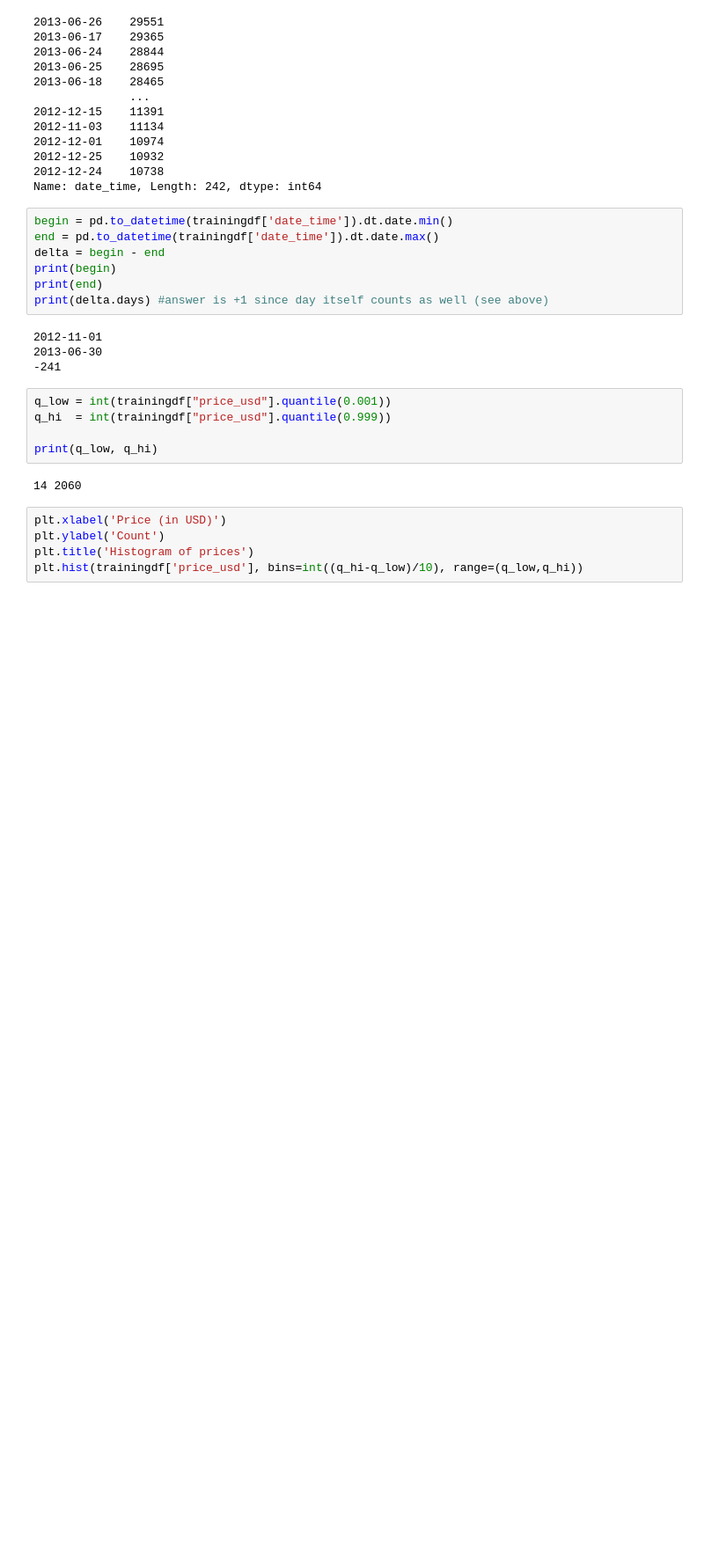
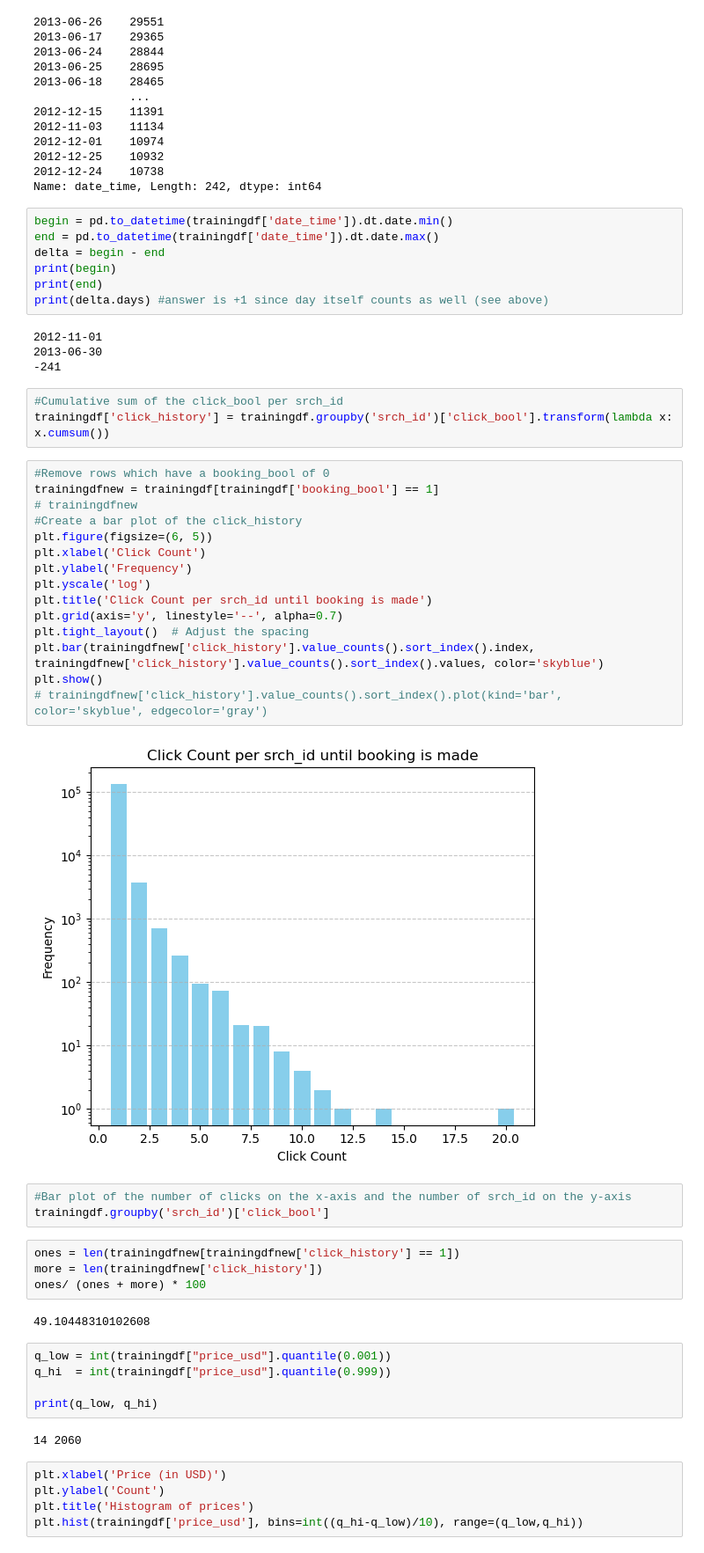
Before and after one commit to Revess/DMT2023_ass2, a Jupyter notebook: notebooks/data_explanation.ipynb, the cells around one changed output. Shown: that part at 88% size. Drawn from its saved outputs; the diff is of its cells as text; blank space fills up the shorter version.

```diff
--- a/notebooks/data_explanation.ipynb
+++ b/notebooks/data_explanation.ipynb
@@ -110,6 +114,35 @@ print(delta.days) #answer is +1 since day itself counts as well (see above)
 2012-11-01
 2013-06-30
 -241
+# %%
+#Cumulative sum of the click_bool per srch_id
+trainingdf['click_history'] = trainingdf.groupby('srch_id')['click_bool'].transform(lambda x: x.cumsum())
+# %%
+#Remove rows which have a booking_bool of 0
+trainingdfnew = trainingdf[trainingdf['booking_bool'] == 1]
+# trainingdfnew
+#Create a bar plot of the click_history
+plt.figure(figsize=(6, 5))
+plt.xlabel('Click Count')
+plt.ylabel('Frequency')
+plt.yscale('log')
+plt.title('Click Count per srch_id until booking is made')
+plt.grid(axis='y', linestyle='--', alpha=0.7)
+plt.tight_layout()  # Adjust the spacing
+plt.bar(trainingdfnew['click_history'].value_counts().sort_index().index, trainingdfnew['click_history'].value_counts().sort_index().values, color='skyblue')
+plt.show()
+# trainingdfnew['click_history'].value_counts().sort_index().plot(kind='bar', color='skyblue', edgecolor='gray')
+# %% [output]
+[figure, added]
+# %%
+#Bar plot of the number of clicks on the x-axis and the number of srch_id on the y-axis
+trainingdf.groupby('srch_id')['click_bool']
+# %%
+ones = len(trainingdfnew[trainingdfnew['click_history'] == 1])
+more = len(trainingdfnew['click_history'])
+ones/ (ones + more) * 100
+# %% [output]
+49.10448310102608
 # %%
 q_low = int(trainingdf["price_usd"].quantile(0.001))
 q_hi  = int(trainingdf["price_usd"].quantile(0.999))
```
Also changed, not shown: parts of 18 cells of this notebook, 7 other files.
